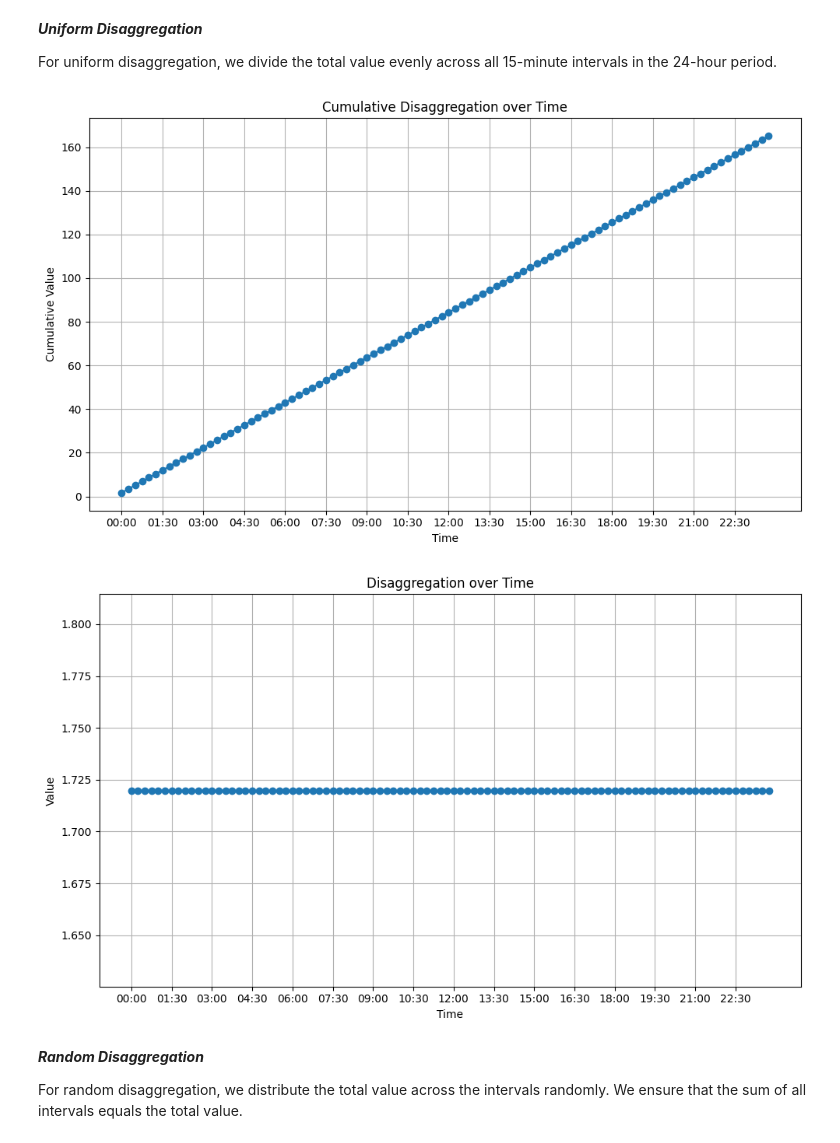
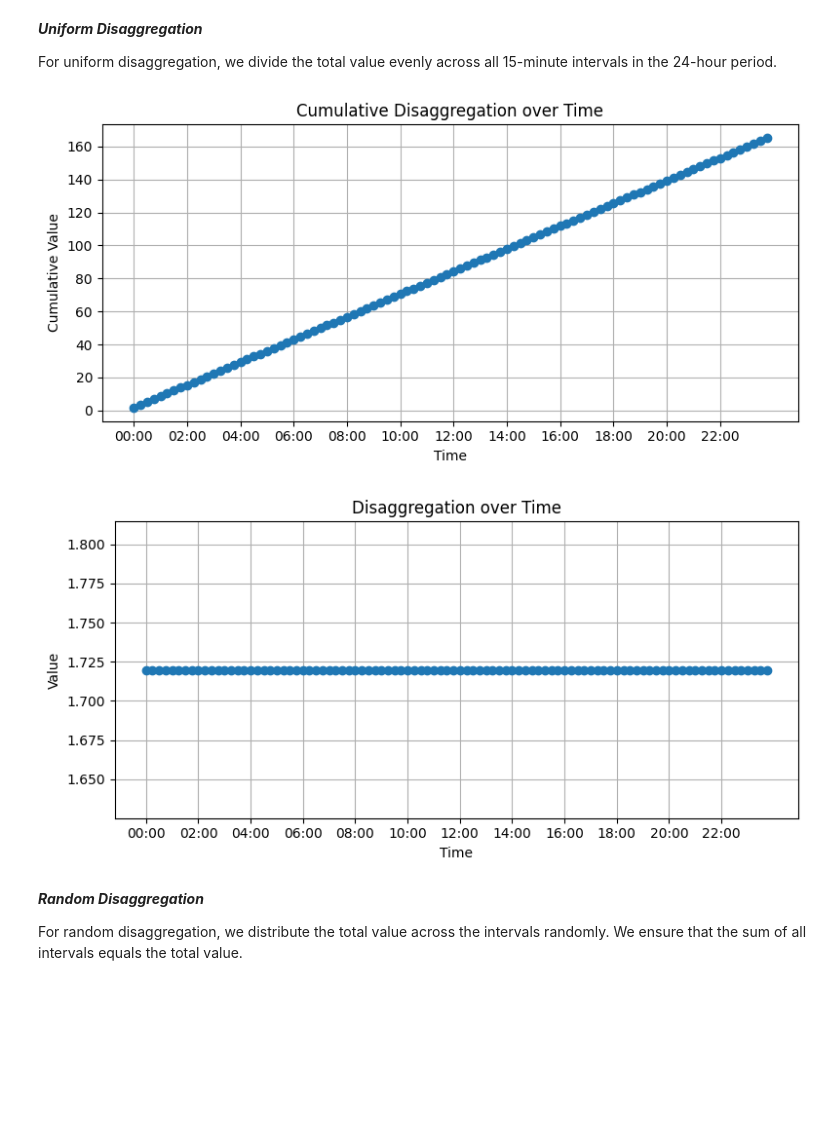
Before and after one commit to rauchman1/notebooks, a Jupyter notebook: Disaggregation.ipynb, the cells around one changed output. Drawn from its saved outputs; the diff is of its cells as text; code cells hidden in the pictures; blank space fills up the shorter version.

```diff
--- a/Disaggregation.ipynb
+++ b/Disaggregation.ipynb
@@ -57,6 +59,28 @@ f"The return level for 100-year daily flood is {return_value.round(2)} mm/day"
 june_28_2018 = 114.60
 # %% [markdown]
 **2. Thinking of disaggregation...**
+# %%
+# function for visualizing
+time = pd.date_range("00:00:00", "23:45:00", freq='15T').strftime("%H:%M").tolist()
+
+def plot_vals(time, vals):
+    plt.figure(figsize=(8, 4))
+    plt.plot(time, np.cumsum(vals), marker='o')
+    plt.xticks(time[::8])
+    plt.xlabel('Time')
+    plt.ylabel('Cumulative Value')
+    plt.title('Cumulative Disaggregation over Time')
+    plt.grid(True)
+    plt.tight_layout()
+
+    plt.figure(figsize=(8, 4))
+    plt.plot(time, vals, marker='o')
+    plt.xticks(time[::8])
+    plt.xlabel('Time')
+    plt.ylabel('Value')
+    plt.title('Disaggregation over Time')
+    plt.grid(True)
+    plt.tight_layout()
 # %% [markdown]
 ***Uniform Disaggregation***
 
@@ -74,25 +95,9 @@ uniform_values = uniform_disaggregation(return_value)
-# %%
-# Plotting
-plt.figure(figsize=(10, 6))
-plt.plot(time, np.cumsum(uniform_values), marker='o')
-plt.xticks(time[::6])
-plt.xlabel('Time')
-plt.ylabel('Cumulative Value')
-plt.title('Cumulative Disaggregation over Time')
-plt.grid(True)
-plt.tight_layout()
-
-plt.figure(figsize=(10, 6))
-plt.plot(time, uniform_values, marker='o')
-plt.xticks(time[::6])
-plt.xlabel('Time')
-plt.ylabel('Value')
-plt.title('Disaggregation over Time')
-plt.grid(True)
-plt.tight_layout()
-# %% [output]
-[figure, removed]
-[figure, removed]
+# %%
+uniform_values = uniform_disaggregation(return_value)
+plot_vals(time, uniform_values)
+# %% [output]
+[figure, added]
+[figure, added]
 # %% [markdown]
 ***Random Disaggregation***
 
```
Also changed, not shown: parts of 12 cells of this notebook.
